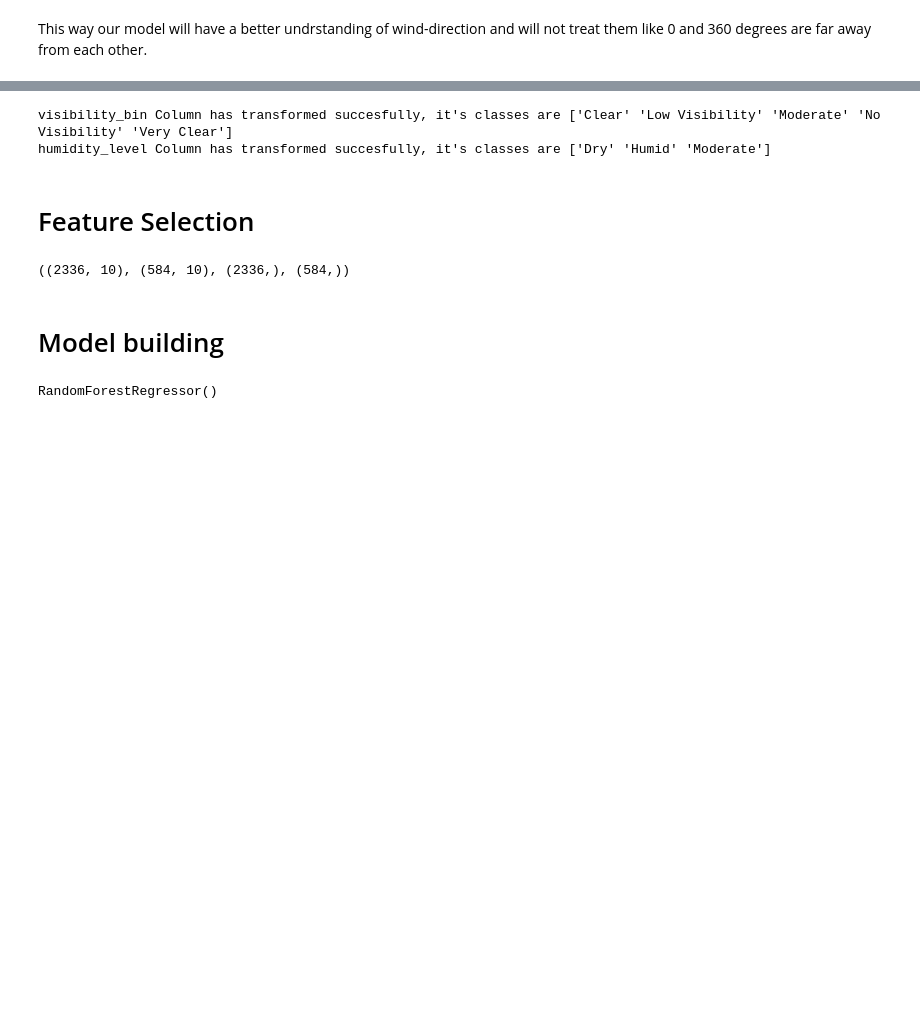
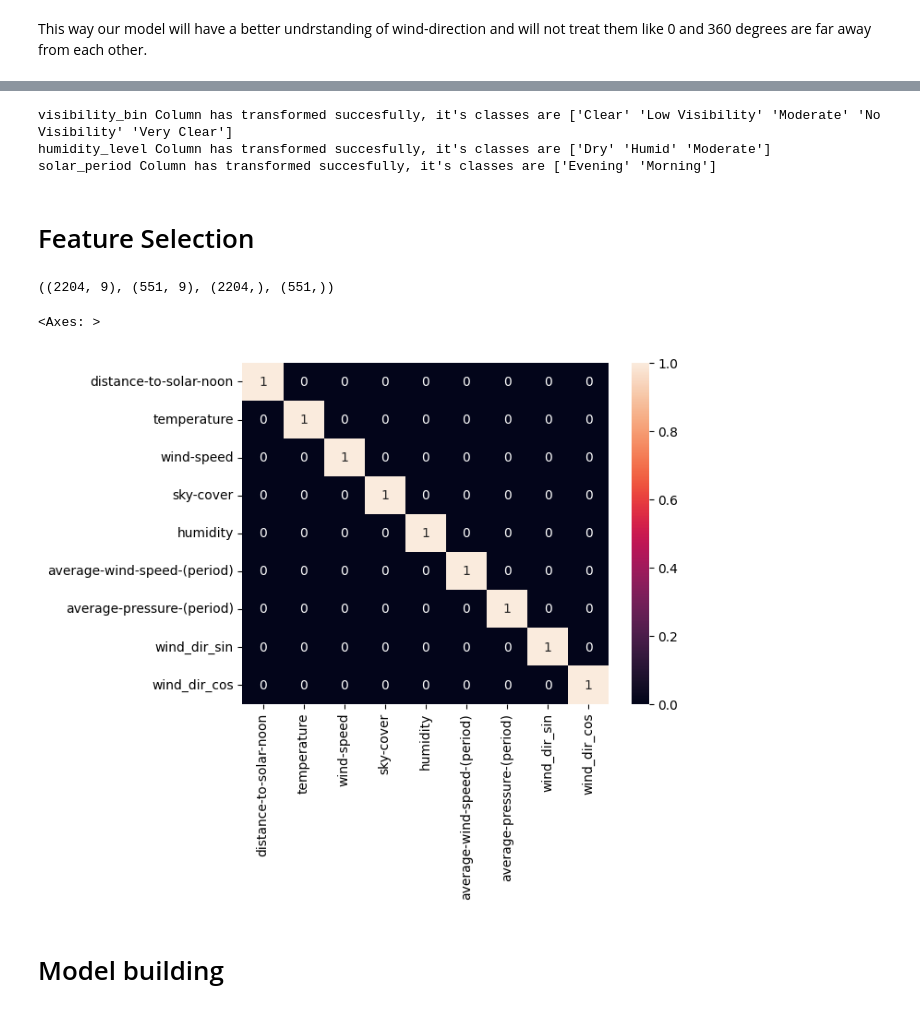
Before and after one commit to rizz045/Solar-Power-Generation-Prediction-Using-ML-Regression-Techniques, a Jupyter notebook: Solar_Power_Generation_Prediction Using_Regression.ipynb, the cells around one changed output, grey strips where cells are left out. Cells and saved outputs as stored; diff of their text form; code cells hidden in the pictures; blank space fills up the shorter version.

```diff
--- a/Solar_Power_Generation_Prediction Using_Regression.ipynb
+++ b/Solar_Power_Generation_Prediction Using_Regression.ipynb
@@ -403,15 +415,15 @@ Total Number of outliers:  97
 # %%
-# Treating outliers using Capping method
-def outlier_capping(df,column):
-    Q1=df[column].quantile(0.25)
-    Q3=df[column].quantile(0.75)
-    IQR=Q3-Q1
-    lower_bound=Q1-1.5*IQR
-    upper_bound=Q3+1.5*IQR
-    df[column]=df[column].apply(lambda x:lower_bound if x<lower_bound else upper_bound if x>upper_bound else x)
+# # Treating outliers using Capping method
+# def outlier_capping(df,column):
+#     Q1=df[column].quantile(0.25)
+#     Q3=df[column].quantile(0.75)
+#     IQR=Q3-Q1
+#     lower_bound=Q1-1.5*IQR
+#     upper_bound=Q3+1.5*IQR
+#     df[column]=df[column].apply(lambda x:lower_bound if x<lower_bound else upper_bound if x>upper_bound else x)
 
-for col in imp_features:
-    outlier_capping(df,col)
+# for col in imp_features:
+#     outlier_capping(df,col)
 # %%
 # Ensuring there is no outliers anymore
 
@@ -427,9 +439,10 @@ plt.show()
 from sklearn.preprocessing import LabelEncoder
 
 le = LabelEncoder()
-for col in ['visibility_bin', 'humidity_level']:
+for col in ['visibility_bin', 'humidity_level', 'solar_period']:
     df[col] = le.fit_transform(df[col])
     print(f"{col} Column has transformed succesfully, it's classes are {le.classes_}")
 # %% [output]
 visibility_bin Column has transformed succesfully, it's classes are ['Clear' 'Low Visibility' 'Moderate' 'No Visibility' 'Very Clear']
 humidity_level Column has transformed succesfully, it's classes are ['Dry' 'Humid' 'Moderate']
+solar_period Column has transformed succesfully, it's classes are ['Evening' 'Morning']
@@ -437,7 +452,7 @@ humidity_level Column has transformed succesfully, it's classes are ['Dry' 'Humi
 # Feature Selection
 # %%
 # Feature Selection: Let's select the most important features for model training
-x = df.drop(['wind-direction','visibility', 'humidity', 'power-generated', 'wind-dir-deg', 'binned_dist', 'temp_bin', 'wind_bin'], axis=1)
+x = df.drop(['wind-direction','visibility', 'power-generated', 'wind-dir-deg', 'binned_dist', 'temp_bin', 'wind_bin','visibility_bin','humidity_level','solar_period'], axis=1)
 y = df['power-generated']
 
 from sklearn.model_selection import train_test_split
@@ -445,4 +460,4 @@ from sklearn.model_selection import train_test_split
 x_train, x_test, y_train, y_test = train_test_split(x, y, test_size=0.2, random_state=42)
 x_train.shape, x_test.shape, y_train.shape, y_test.shape
 # %% [output]
-((2336, 10), (584, 10), (2336,), (584,))
+((2204, 9), (551, 9), (2204,), (551,))
@@ -451,3 +464,8 @@ x_train.shape, x_test.shape, y_train.shape, y_test.shape
+# %%
+sns.heatmap(x.corr()>0.8, annot=True)
+# %% [output]
+<Axes: >
+[figure, added]
 # %%
 # Scaling the features using MinMaxScaler
 
@@ -458,10 +476,3 @@ x_train_scaled = scaler.fit_transform(x_train)
 x_test_scaled = scaler.fit_transform(x_test)
 # %% [markdown]
 # Model building
-# %%
-from sklearn.ensemble import RandomForestRegressor
-
-rfr = RandomForestRegressor()
-rfr.fit(x_train_scaled, y_train)
-# %% [output]
-RandomForestRegressor()
```
Also changed, not shown: parts of 61 cells of this notebook.
